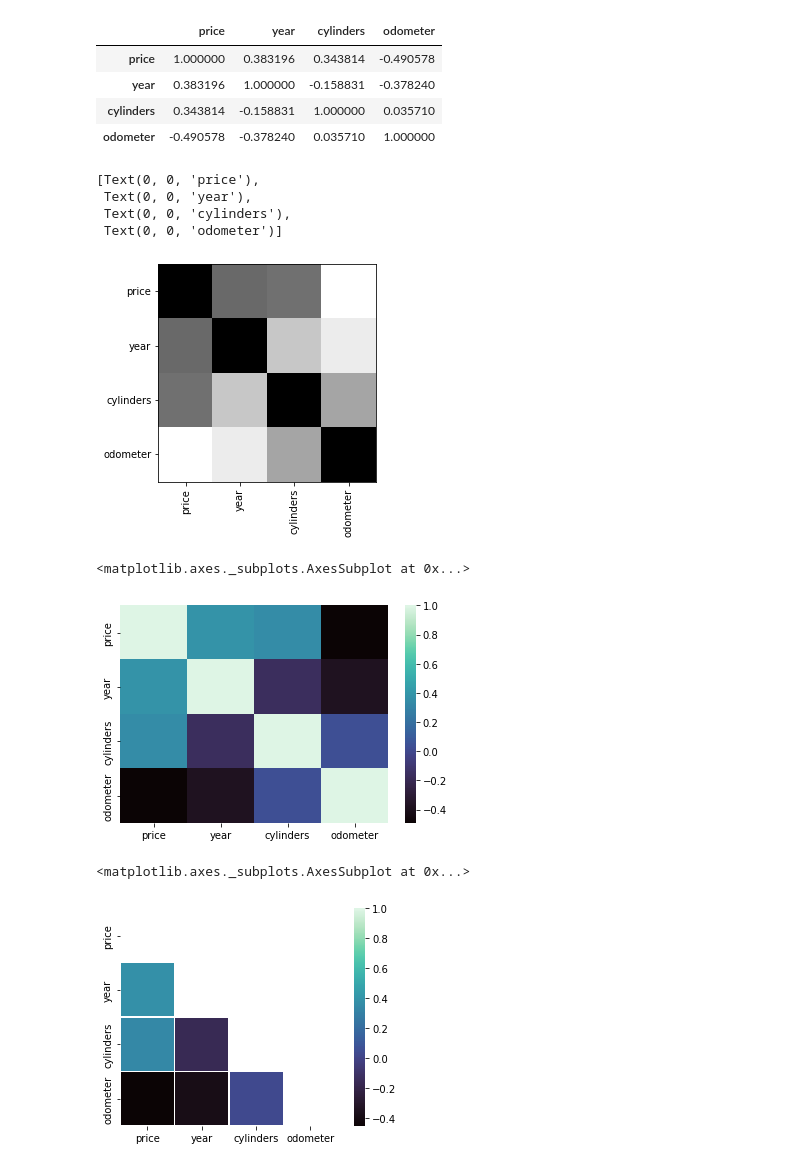
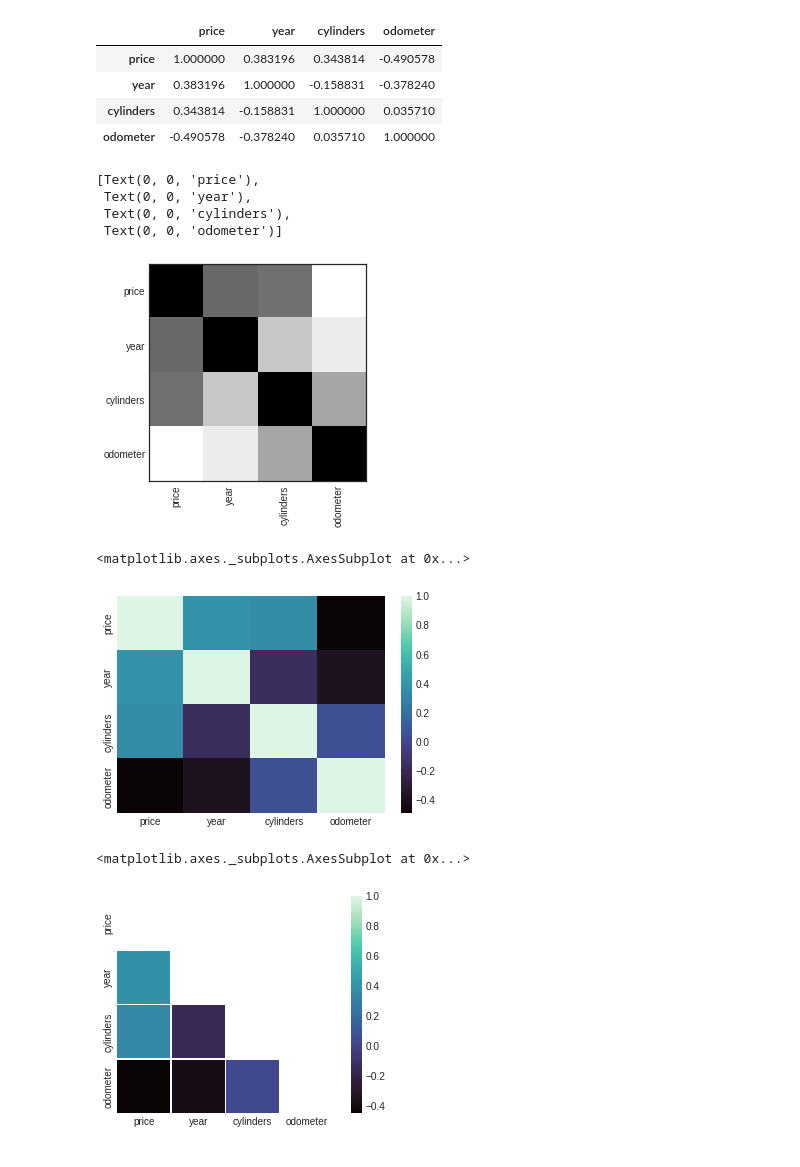
Before and after one commit to Kedree/DataAnalysisUMF, a Jupyter notebook: Midterm/Used_Car_Midterm_Main.ipynb, the cells around one changed output. Saved outputs shown, nothing was run; the diff lists cells and outputs as text; code cells hidden in the pictures.

```diff
--- a/Midterm/Used_Car_Midterm_Main.ipynb
+++ b/Midterm/Used_Car_Midterm_Main.ipynb
@@ -121,27 +110,30 @@ carCorr # show the corr matrix
 | odometer | -0.490578 | -0.378240 | 0.035710 | 1.000000 |
 # %%
 #Kedree
+
+plt.style.use("seaborn-white")
+
 plt.figure() # Create a figure to be changed
 plt.imshow(carCorr, cmap='binary', interpolation='nearest') # make the figure a corr matrix
 ax = plt.gca() # get the current axis
 plt.xticks(rotation=90) # rotate the x ticks labels by 90
 ax.set_xticks(range(len(carCorr.columns))) # The xticks are from 0 to the number of columns-1
 ax.set_xticklabels(carCorr.columns) # then set the labels of the created ticks
 
 ax.set_yticks(range(len(carCorr.columns))) # repeat for y the exact same as it is a corr matrix
 ax.set_yticklabels(carCorr.columns)
 # %% [output]
 [Text(0, 0, 'price'),
  Text(0, 0, 'year'),
  Text(0, 0, 'cylinders'),
  Text(0, 0, 'odometer')]
-[figure, old version]
+[figure, new version]
 # %%
 #Kedree
 sns.heatmap(carCorr, cmap='mako') # wow this is a lot easier and nicer!
 # %% [output]
 <matplotlib.axes._subplots.AxesSubplot at 0x...>
-[figure, old version]
+[figure, new version]
 # %%
 #Kedree
 mask = np.zeros_like(carCorr, dtype=bool) # I think this defines which squares to hide?
@@ -151,6 +143,6 @@ sns.heatmap(carCorr, mask=mask, cmap='mako', vmin=-0.45, vmax=1, square=True, li
 # Most important for the theme of this project is the selling price row and col
 # %% [output]
 <matplotlib.axes._subplots.AxesSubplot at 0x...>
-[figure, old version]
+[figure, new version]
 # %% [markdown]
 ## Data  Visualization
```
Also changed, not shown: parts of 44 cells of this notebook.
